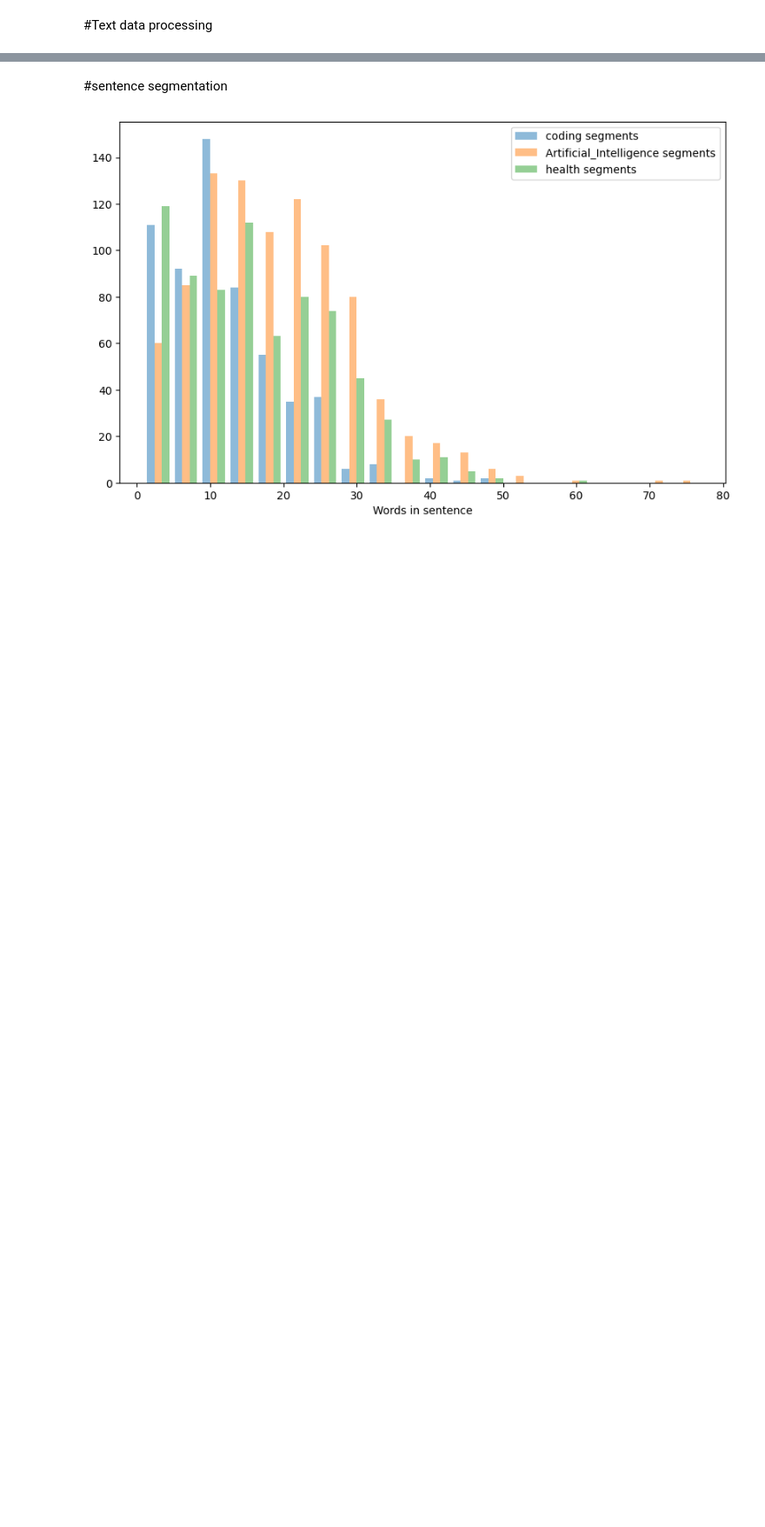
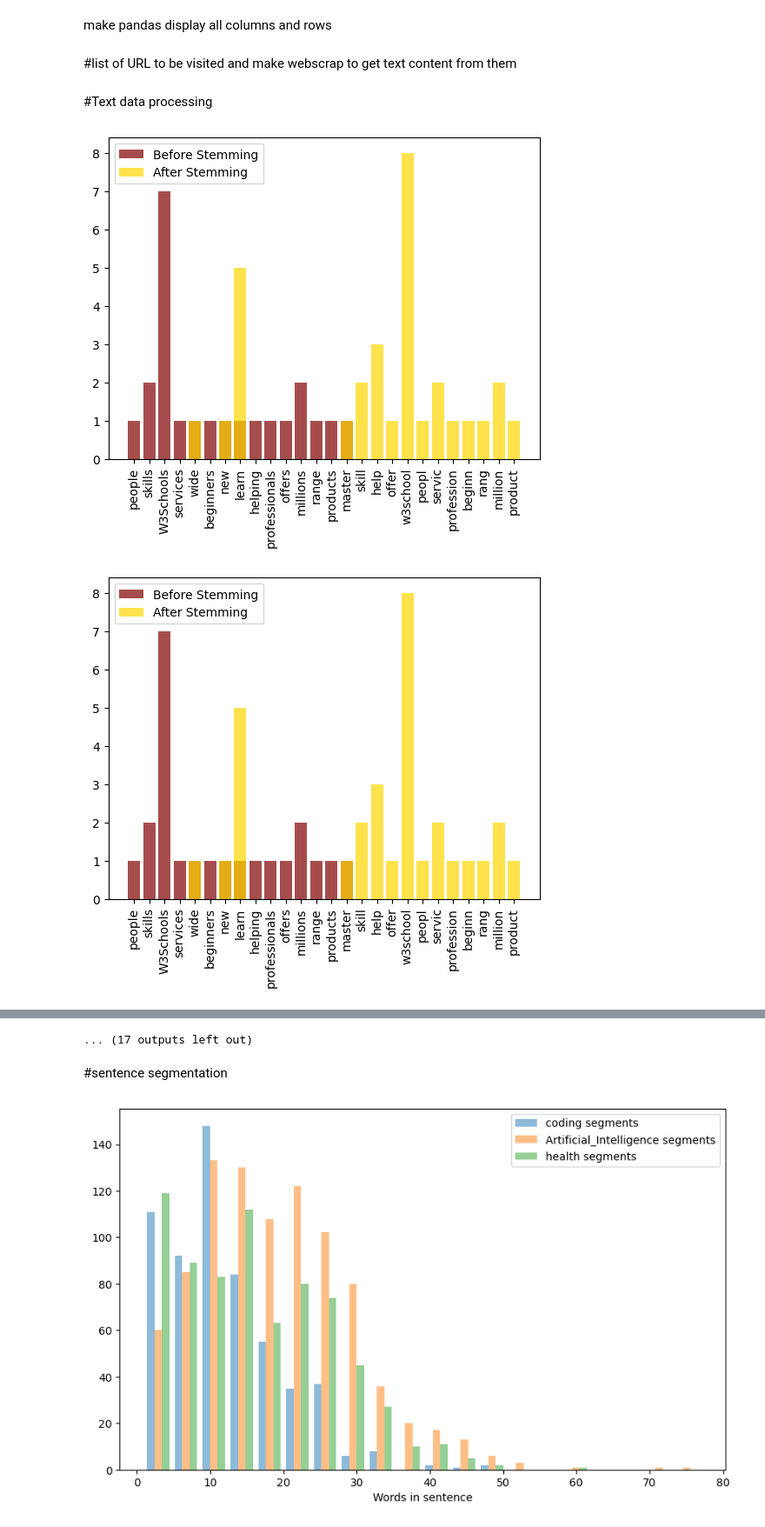
Before and after one commit to Joselyne50/DEEPLEARNING, a Jupyter notebook: mine.ipynb, the cells around one changed output, grey strips where cells are left out. Shown at 87% size. Drawn from its saved outputs; the diff is of its cells as text; code cells hidden in the pictures; blank space fills up the shorter version.

```diff
--- a/mine.ipynb
+++ b/mine.ipynb
@@ -23,9 +33,13 @@ stpwords
 # %%
 from google.colab import drive
 drive.mount('/content/drive')
+# %% [markdown]
+make pandas display all columns and rows
 # %%
 pd.set_option('display.max_columns', None)
 pd.set_option('display.max_rows', None)
+# %% [markdown]
+#list of URL to be visited and make webscrap to get text content from them
 # %%
 # Define the domains
 domains = {
@@ -77,23 +88,27 @@ stemmer = PorterStemmer()
 # %% [markdown]
 #Text data processing
 # %%
+# stemming
 def stem(text:list):
   if type(text) != list:
     text = text.split()
   stemmed = [stemmer.stem(word) for word in text]
   return stemmed
 
+# tokenization
 def tokenize(text:str, word = True):
   if not word:
     return sent_tokenize(text)
   return word_tokenize(text)
 
+# remove non-word characters and other noisy characters
 def clean(text):
   cleaned_text = re.sub(r'<.*?>', '', text)  # Remove HTML tags
   cleaned_text = re.sub(r'\W', ' ', cleaned_text)  # Remove non-word characters
   cleaned_text = re.sub(r'\s+', ' ', cleaned_text)  # Remove extra white spaces
   return cleaned_text
 
+# plotting
 class Plotting:
   def __init__(self, x = None, y = None, label = None, marker = None, plot_type = 'hist', plot_title = None, xlabel = None, ylabel = None, single_axis = True):
     self.x = x
@@ -146,7 +161,6 @@ class Plotting:
       # plt.legend()
       plt.title(self.plot_title)
 
-
 # DOMAINS SENTENCE SEGMENTATION
 domains_segments = {domain:[] for domain in domains.keys()}
 
@@ -157,9 +171,9 @@ for domain in domains.keys():
   all_dfs = []
   all_tokens_before = []
   all_tokens_after = []
-  domain_name = re.compile(r'https:\/\/[\w+.*]\.')
+
+  # EXTRA TEXT FROM URL
   for index, (filename, link) in enumerate(zip(domains[domain]['filenames'], domains[domain]['links'])):
-    link_domain = domain_name.findall(link)
     distincts = []
     # Visit the URL and read the content
     individual_df = pd.DataFrame()
@@ -167,39 +181,53 @@ for domain in domains.keys():
     contents = bs(page.content, 'html.parser')
     paragraphs = contents.find_all('p')
     found_content = []
+
     for i, paragraph in enumerate(paragraphs):
       text = paragraph.text.strip()
       if len(text) > 1:
         # PERFORM SENTENCE TOKENIZE
         sentences = tokenize(text, word = False)
         [domains_segments[domain].append(length) for length in [(len(tokenize(clean(sentence))), domains_sentences[domain].append(tokenize(clean(sentence))))[0] for sentence in sentences]]
         # CLEAN TEXT DATA TO REMOVE SOME OF THE IMPURITIES LIKE NON-WORDS CHARACTERS AND EXTRA SPACES
         clean_text = clean(text)
+
         # PERFORM WORD TOKENIZATION
         tokens = [word for word in tokenize(clean_text) if word not in stpwords]
         [all_tokens_before.append(unique) for unique in set(tokens)]
+
         # PERFORM STEMMING
         stemmers = stem(tokens)
         [all_tokens_after.append(unique) for unique in set(stemmers)]
+
         # JOIN TOKENIZED WORD TO SAVE THEM IN CSV FILE
         full_text_token = ' '.join(tokens)
         full_text_stems = ' '.join(stemmers)
         temp = [clean_text, full_text_token, full_text_stems, len(clean_text.split()),
                 len(tokens), len(stemmers), len(set(tokens)), len(set(stemmers))]
+
         # DISTINCTS
         distincts.append([len(set(tokens)), len(set(stemmers))])
         found_content.append(temp)
+
     if found_content:
       # ADD SPACING AFTER EACH DATASET
       found_content.append(['**********']*6+[0, 0])
       individual_df[['Original text', 'Tokenized', 'Stemmed', 'Original size',
                      'Token size', 'Stemmed text size', 'distinct before', 'distinct after']] = found_content
       all_dfs.append(individual_df)
-      # length_distribution_before = Counter(all_tokens_before)
-      # length_distribution_after = Counter(all_tokens_after)
-      # plt.bar(length_distribution_before.keys(), length_distribution_before.values(), label='Before Stemming')
-      # plt.bar(length_distribution_after.keys(), length_distribution_after.values(), label='After Stemming', alpha=0.7)
-      # plt.show()
+      length_distribution_before = Counter(all_tokens_before)
+      length_distribution_after = Counter(all_tokens_after)
+
+      plt.bar(list(length_distribution_before.keys())[0:15], list(length_distribution_before.values())[0:15],
+              label='Before Stemming', color = 'maroon', alpha = 0.7)
+      plt.bar(list(length_distribution_after.keys())[0:15], list(length_distribution_after.values())[0:15],
+              label='After Stemming', color = 'gold', alpha = 0.7)
+      plt.xticks(rotation=90)
+      plt.legend()
+      plt.show()
 
   FULL_df = pd.concat(df for df in all_dfs)
   FULL_df.to_csv(f'{domain}_data_.csv')
+# %% [output]
+[figure, added]
+[figure, added]
@@ -206,3 +244,4 @@ for domain in domains.keys():
+... (17 outputs left out)
 # %% [markdown]
 #sentence segmentation
 # %%
```
Also changed, not shown: parts of 11 cells of this notebook.
